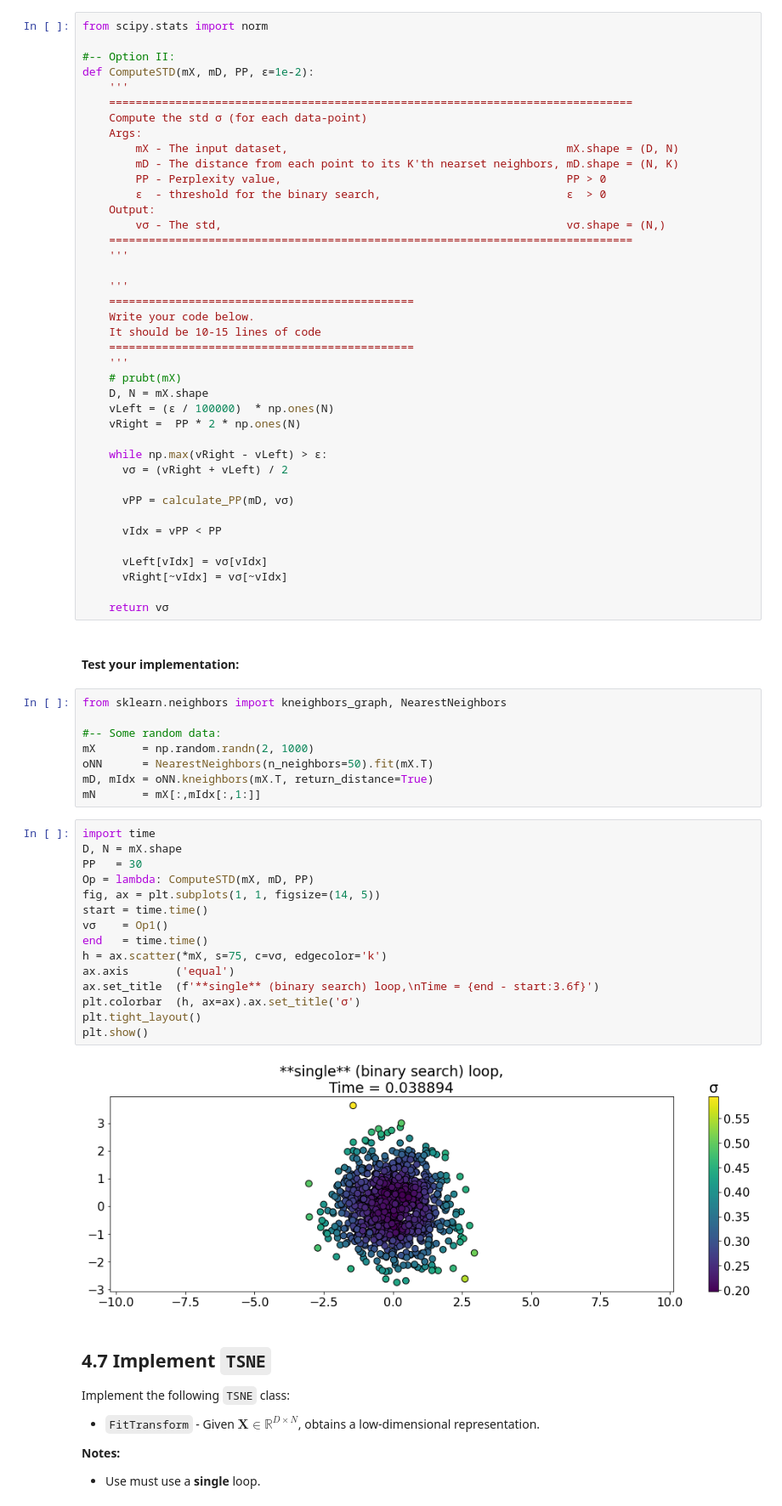
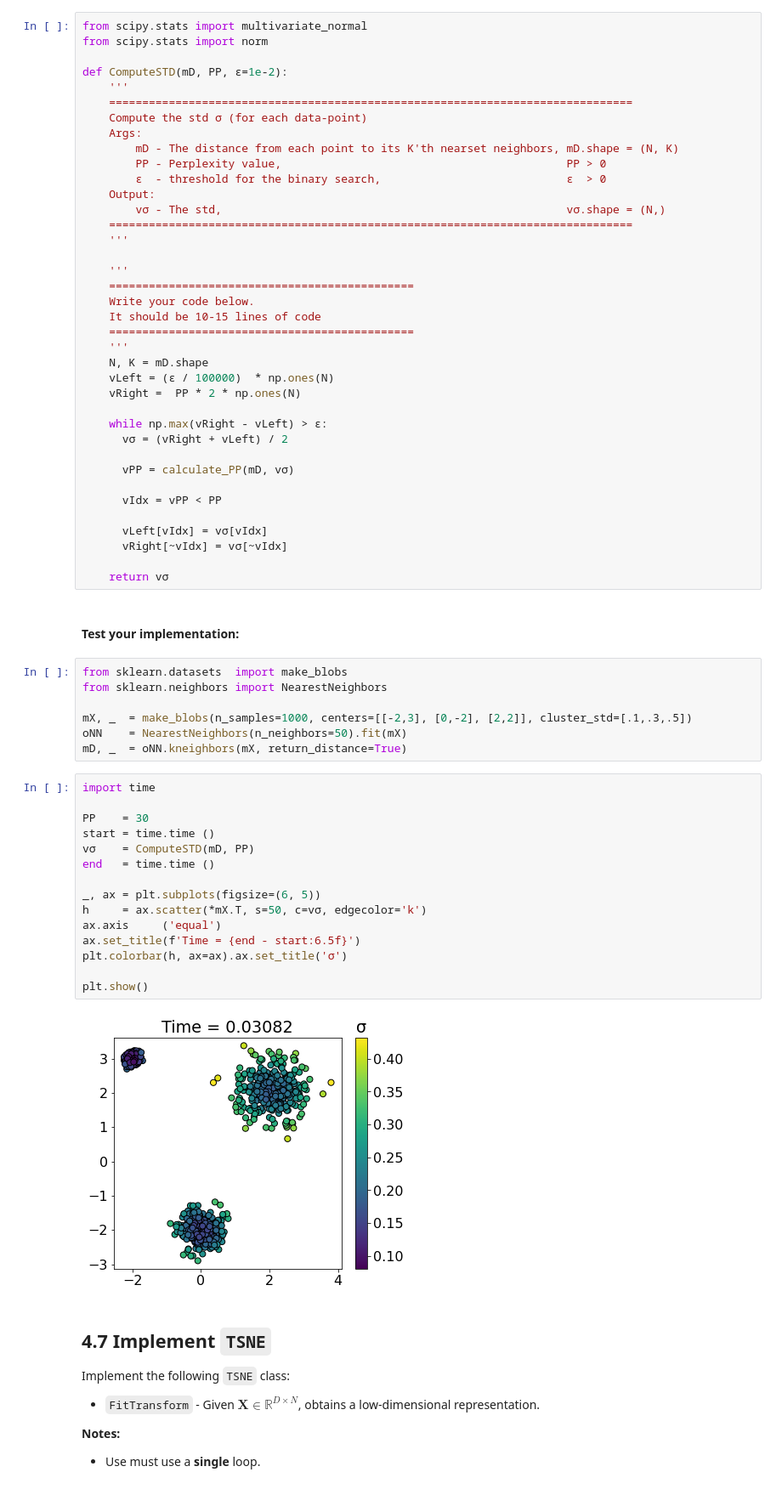
Before and after one commit to livneor207/unsupervised, a Jupyter notebook: Mine/HW4/ProblemSet4.ipynb, the cells around one changed output. Shown at 85% size. Saved outputs shown, nothing was run; the diff lists cells and outputs as text.

```diff
--- a/Mine/HW4/ProblemSet4.ipynb
+++ b/Mine/HW4/ProblemSet4.ipynb
@@ -496,15 +468,14 @@ def calculate_PP(mD, vσ):
       vH = -np.sum(mP * np.log2(mP), 1)
       return 2 ** vH
 # %%
+from scipy.stats import multivariate_normal
 from scipy.stats import norm
 
-#-- Option II:
-def ComputeSTD(mX, mD, PP, ε=1e-2):
+def ComputeSTD(mD, PP, ε=1e-2):
     '''
     ===============================================================================
     Compute the std σ (for each data-point)
     Args:
-        mX - The input dataset,                                          mX.shape = (D, N)
         mD - The distance from each point to its K'th nearset neighbors, mD.shape = (N, K)
         PP - Perplexity value,                                           PP > 0
         ε  - threshold for the binary search,                            ε  > 0
@@ -519,8 +490,7 @@ def ComputeSTD(mX, mD, PP, ε=1e-2):
     It should be 10-15 lines of code
     ==============================================
     '''
-    # prubt(mX)
-    D, N = mX.shape
+    N, K = mD.shape
     vLeft = (ε / 100000)  * np.ones(N)
     vRight =  PP * 2 * np.ones(N)
 
@@ -538,30 +508,29 @@ def ComputeSTD(mX, mD, PP, ε=1e-2):
 # %% [markdown]
 #### Test your implementation:
 # %%
-from sklearn.neighbors import kneighbors_graph, NearestNeighbors
+from sklearn.datasets  import make_blobs
+from sklearn.neighbors import NearestNeighbors
 
-#-- Some random data:
-mX       = np.random.randn(2, 1000)
-oNN      = NearestNeighbors(n_neighbors=50).fit(mX.T)
-mD, mIdx = oNN.kneighbors(mX.T, return_distance=True)
-mN       = mX[:,mIdx[:,1:]]
+mX, _  = make_blobs(n_samples=1000, centers=[[-2,3], [0,-2], [2,2]], cluster_std=[.1,.3,.5])
+oNN    = NearestNeighbors(n_neighbors=50).fit(mX)
+mD, _  = oNN.kneighbors(mX, return_distance=True)
 # %%
 import time
-D, N = mX.shape
-PP   = 30
-Op = lambda: ComputeSTD(mX, mD, PP)
-fig, ax = plt.subplots(1, 1, figsize=(14, 5))
-start = time.time()
-vσ    = Op1()
-end   = time.time()
-h = ax.scatter(*mX, s=75, c=vσ, edgecolor='k')
-ax.axis       ('equal')
-ax.set_title  (f'**single** (binary search) loop,\nTime = {end - start:3.6f}')
-plt.colorbar  (h, ax=ax).ax.set_title('σ')
-plt.tight_layout()
+
+PP    = 30
+start = time.time ()
+vσ    = ComputeSTD(mD, PP)
+end   = time.time ()
+
+_, ax = plt.subplots(figsize=(6, 5))
+h     = ax.scatter(*mX.T, s=50, c=vσ, edgecolor='k')
+ax.axis     ('equal')
+ax.set_title(f'Time = {end - start:6.5f}')
+plt.colorbar(h, ax=ax).ax.set_title('σ')
+
 plt.show()
 # %% [output]
-[figure, old version]
+[figure, new version]
 # %% [markdown]
 ## 4.7 Implement `TSNE`
 Implement the following `TSNE` class:
```
Also changed, not shown: parts of 23 cells of this notebook, 1 other file.
